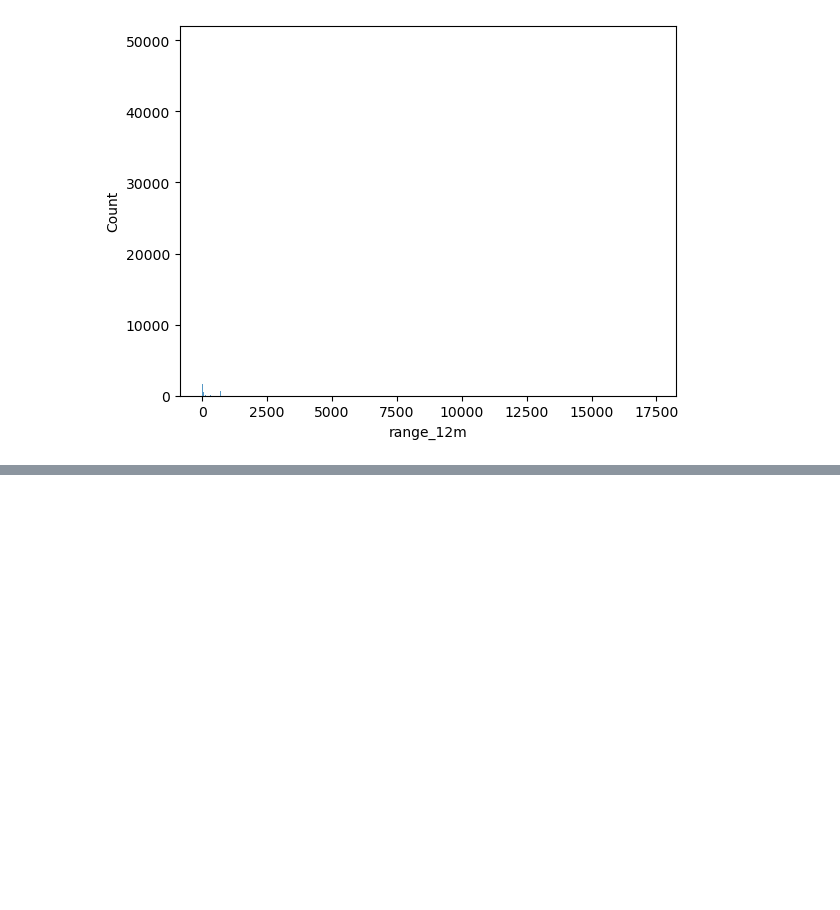
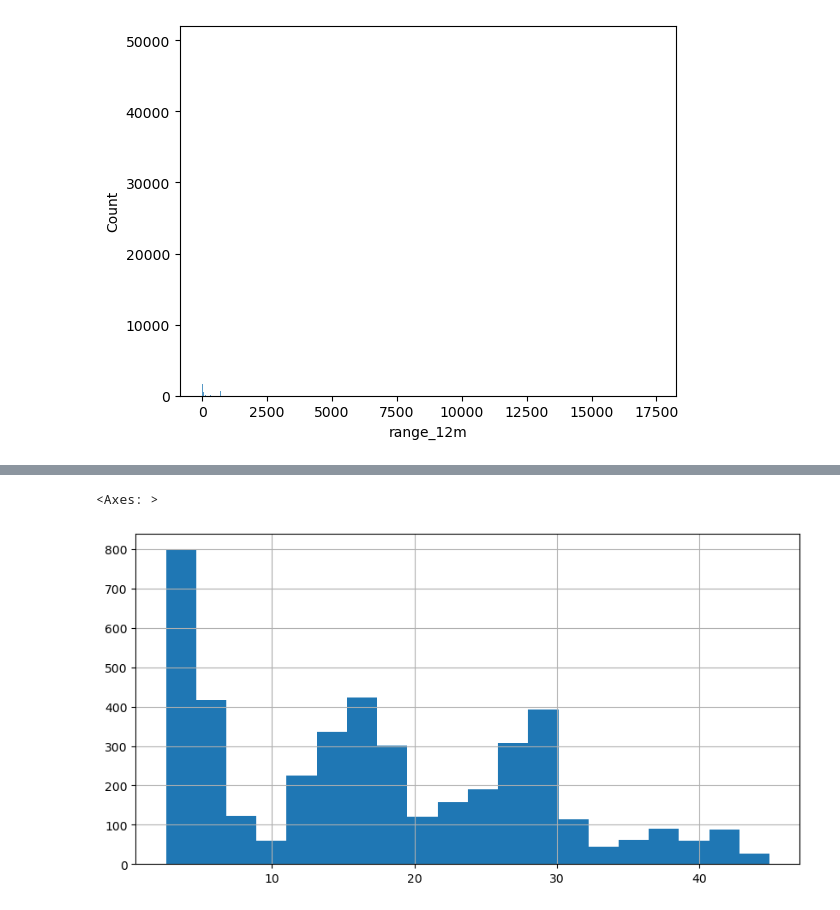
Before and after one commit to Assesa44/Stock-Market-Prediction, a Jupyter notebook: notebooks/business_understanding.ipynb, the cells around one changed output, grey strips where cells are left out. Drawn from its saved outputs; the diff is of its cells as text; code cells hidden in the pictures; blank space fills up the shorter version.

```diff
--- a/notebooks/business_understanding.ipynb
+++ b/notebooks/business_understanding.ipynb
@@ -956,0 +1043,5 @@ safaricom = cleaning_df[cleaning_df['code'] == 'SCOM']
+# %%
+safaricom['day_price'].hist(bins= 20, figsize=(10,5))
+# %% [output]
+<Axes: >
+[figure, added]
```
Also changed, not shown: parts of 11 cells of this notebook.
